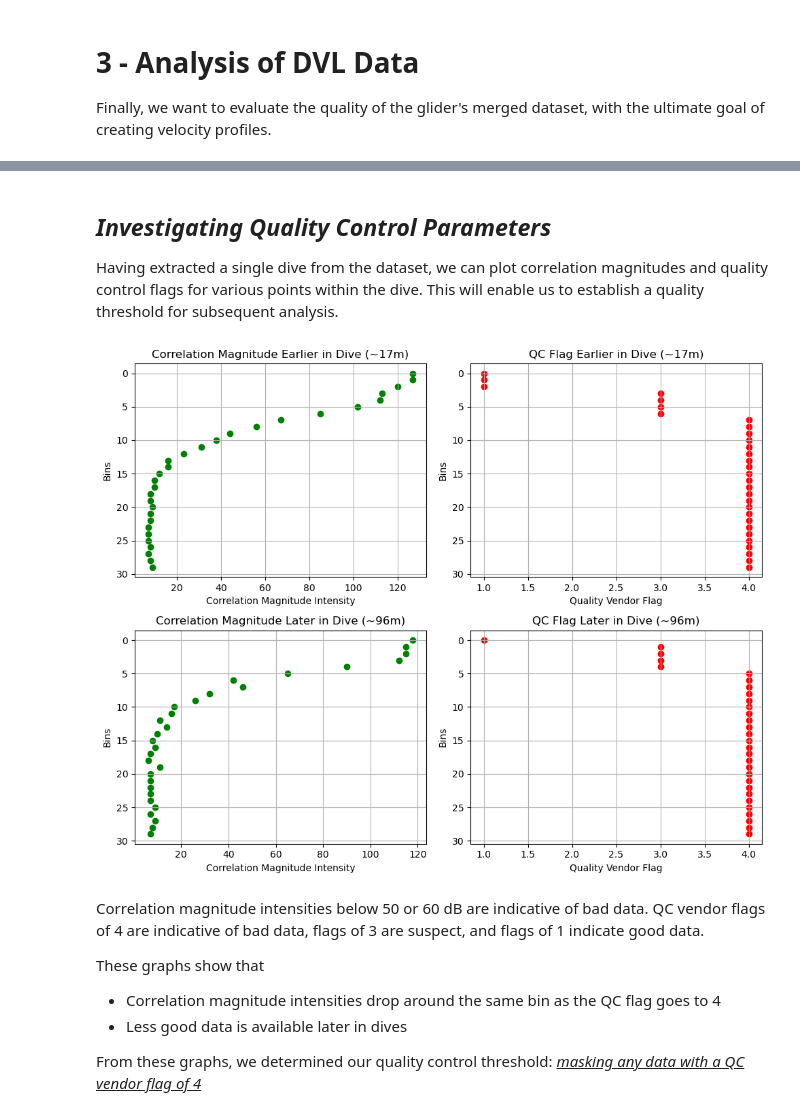
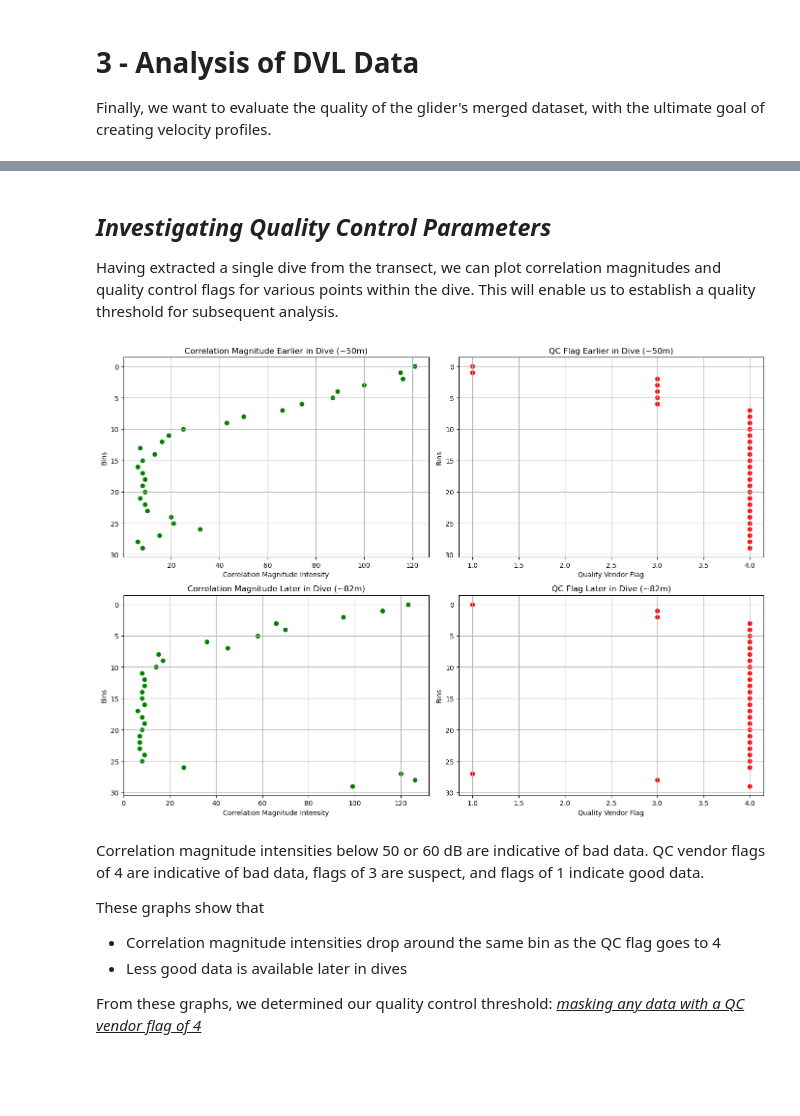
Before and after one commit to WHOIGit/ooicgsn_glider_dvl, a Jupyter notebook: notebooks/3-Data-analysis.ipynb, the cells around one changed output, grey strips where cells are left out. Drawn from its saved outputs; the diff is of its cells as text; code cells hidden in the pictures; blank space fills up the shorter version.

```diff
--- a/notebooks/3-Data-analysis.ipynb
+++ b/notebooks/3-Data-analysis.ipynb
@@ -108,23 +305,18 @@ We will focus on one of these transects (occurring from 2019-10-05 to 2019-10-08
 # %%
 import matplotlib.dates as mdates
+# Extract time and pressure values for transect
+transect_times = pd.to_datetime(glider_transect['time'].values).to_pydatetime()
+transect_pressure = glider_transect['non_zero_pressure'].values
 
-# Subset the data by transect date
-transect_start = '2019-10-05T02:42:00'
-transect_end = '2019-10-08T01:47:00'
-transect_subset = glider.sel(time=slice(transect_start, transect_end))
-
-# Extract time and pressure values for transect
-transect_times = pd.to_datetime(transect_subset['time'].values).to_pydatetime()
-transect_pressure = transect_subset['non_zero_pressure'].values
-
-# Subset the data by dive date
-dive_start = '2019-10-07T03:05:00'
-dive_end = '2019-10-07T03:35:00'
-dive_subset = glider.sel(time=slice(dive_start, dive_end))
+# Extract time and pressure values for a single profile within transect
+# Extracts a middle profile by default
+profile_ids = np.unique(glider_transect['profile_id'].values)
+middle_idx = len(profile_ids) // 2
+glider_profile = glider_transect.where(glider_transect['profile_id'] == profile_ids[middle_idx], drop=True)
 
 # Extract time and pressure values for dive
-dive_times = pd.to_datetime(dive_subset['time'].values).to_pydatetime()
-dive_pressure = dive_subset['non_zero_pressure'].values
+dive_times = pd.to_datetime(glider_profile['time'].values).to_pydatetime()
+dive_pressure = glider_profile['non_zero_pressure'].values
 
 # Plotting both the transect and dive data
 fig, (ax1, ax2) = plt.subplots(2, 1, figsize=(10, 8))
@@ -157,14 +348,18 @@ sh: 1: getfattr: not found
 # %% [markdown]
 ## *Investigating Quality Control Parameters*
-Having extracted a single dive from the dataset, we can plot correlation magnitudes and quality control flags for various points within the dive. This will enable us to establish a quality threshold for subsequent analysis.
+Having extracted a single dive from the transect, we can plot correlation magnitudes and quality control flags for various points within the dive. This will enable us to establish a quality threshold for subsequent analysis.
 # %%
+# Find time span of profile
+profile_min_time = glider_profile['time'].min()
+profile_max_time = glider_profile['time'].max()
+
 # Selecting a data point early in the single dive above
-target_time1 = '2019-10-07T03:13:00'
-dive_profile1 = dive_subset.sel(time=target_time1, method='nearest')
+target_time1 = profile_min_time + pd.Timedelta(minutes=5)
+dive_profile1 = glider_profile.sel(time=target_time1, method='nearest')
 
 # Selecting a data point later in the single dive above
-target_time2 = '2019-10-07T03:21:00'
-dive_profile2 = dive_subset.sel(time=target_time2, method='nearest')
+target_time2 = profile_max_time - pd.Timedelta(minutes=5)
+dive_profile2 = glider_profile.sel(time=target_time2, method='nearest')
 
 # Extracting correlation magnitude beam and QC vendor flag for these points
 bins1 = dive_profile1['bin'].values
@@ -178,40 +373,40 @@ correlation2 = dive_profile2['correlation_magnitude_beam2'].values
 QC2 = dive_profile2['vendor_qc_flag'].values
 
 # Plotting these parameters for each bin
-fig, ((ax1, ax2), (ax3, ax4)) = plt.subplots(2, 2, figsize=(10, 8))
+fig, ((ax1, ax2), (ax3, ax4)) = plt.subplots(2, 2, figsize=(14, 10))
 
 c1 = ax1.scatter(correlation1, bins1, color='green')
 ax1.set_ylabel('Bins')
 ax1.set_xlabel('Correlation Magnitude Intensity')
 ax1.set_title('Correlation Magnitude Earlier in Dive (~{}m)'.format(depth1))
 ax1.invert_yaxis()
 ax1.grid(True)
 
 c2 = ax2.scatter(QC1, bins1, color='red')
 ax2.set_xlabel('Quality Vendor Flag')
 ax2.set_ylabel('Bins')
 ax2.set_title('QC Flag Earlier in Dive (~{}m)'.format(depth1))
 ax2.invert_yaxis()
 ax2.grid(True)
 
 c3 = ax3.scatter(correlation2, bins2, color='green')
 ax3.set_ylabel('Bins')
 ax3.set_xlabel('Correlation Magnitude Intensity')
 ax3.set_title('Correlation Magnitude Later in Dive (~{}m)'.format(depth2))
 ax3.invert_yaxis()
 ax3.grid(True)
 
 c4 = ax4.scatter(QC2, bins2, color='red')
 ax4.set_xlabel('Quality Vendor Flag')
 ax4.set_ylabel('Bins')
 ax4.set_title('QC Flag Later in Dive (~{}m)'.format(depth2))
 ax4.invert_yaxis()
 ax4.grid(True)
 
 plt.tight_layout()
-plt.show()
+plt.show(block=True)
 # %% [output]
-[figure, old version]
+[figure, new version]
 # %% [markdown]
 Correlation magnitude intensities below 50 or 60 dB are indicative of bad data. QC vendor flags of 4 are indicative of bad data, flags of 3 are suspect, and flags of 1 indicate good data.
 
```
Also changed, not shown: parts of 23 cells of this notebook, 6 other files.
